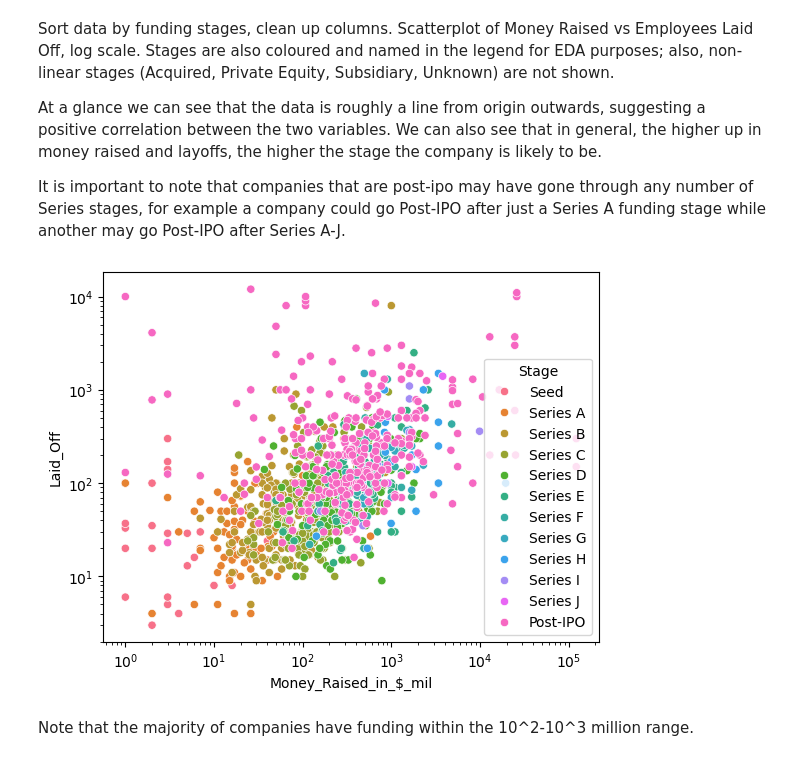
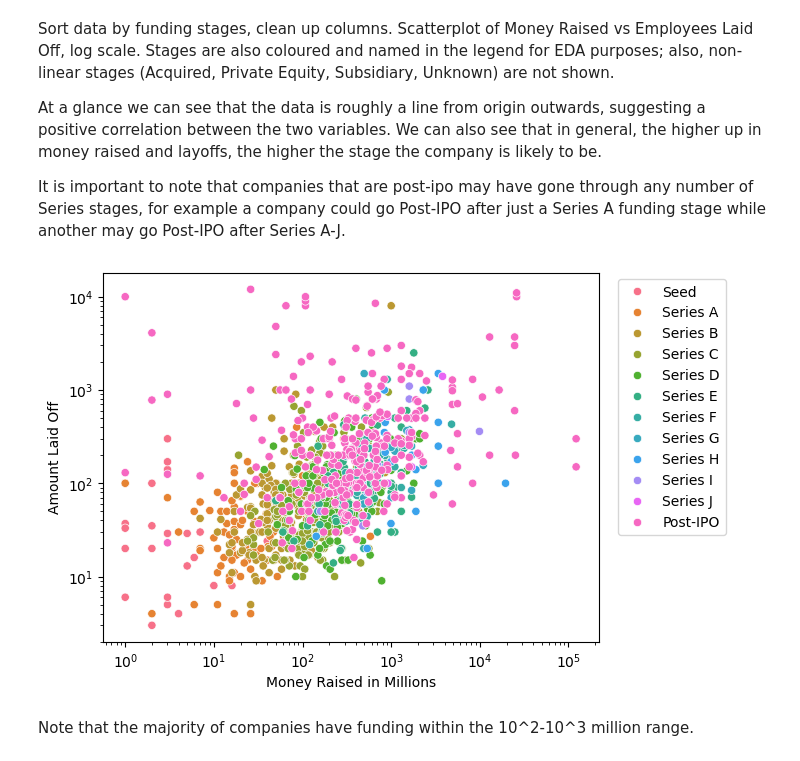
Before and after one commit to COGS108/Group019_WI24, a Jupyter notebook: EDACheckpoint_Group019_WI24.ipynb, the cells around one changed output. Cells and saved outputs as stored; diff of their text form; code cells hidden in the pictures.

```diff
--- a/EDACheckpoint_Group019_WI24.ipynb
+++ b/EDACheckpoint_Group019_WI24.ipynb
@@ -642,16 +642,19 @@ It is important to note that companies that are post-ipo may have gone through a
 # %%
 std_stages = ['Seed', 'Series A', 'Series B', 'Series C', 'Series D', 'Series E', 'Series F', 'Series G', 'Series H', 'Series I', 'Series J', 'Post-IPO']
 stages = ['Seed', 'Series A', 'Series B', 'Series C', 'Series D', 'Series E', 'Series F', 'Series G', 'Series H', 'Series I', 'Series J', 'Post-IPO',
 'Acquired', 'Private Equity …', 'Subsidi…', 'Unknown']
 
 df["Stage_i"] = df["Stage"].apply(lambda x: stages.index(x))
 df = df.sort_values(by=["Stage_i"])
 
 sns.scatterplot(x="Money_Raised_in_$_mil", y="Laid_Off", hue="Stage", data=df[df["Stage"].isin(std_stages)])
+plt.xlabel('Money Raised in Millions')
+plt.ylabel('Amount Laid Off')
+plt.legend(loc='upper right', bbox_to_anchor=(1.27, 1))
 plt.xscale("log")
 plt.yscale("log")
 # %% [output]
-[figure, old version]
+[figure, new version]
 # %% [markdown]
 Note that the majority of companies have funding within the 10^2-10^3 million range.
 # %%
```
Also changed, not shown: parts of 6 cells of this notebook.
